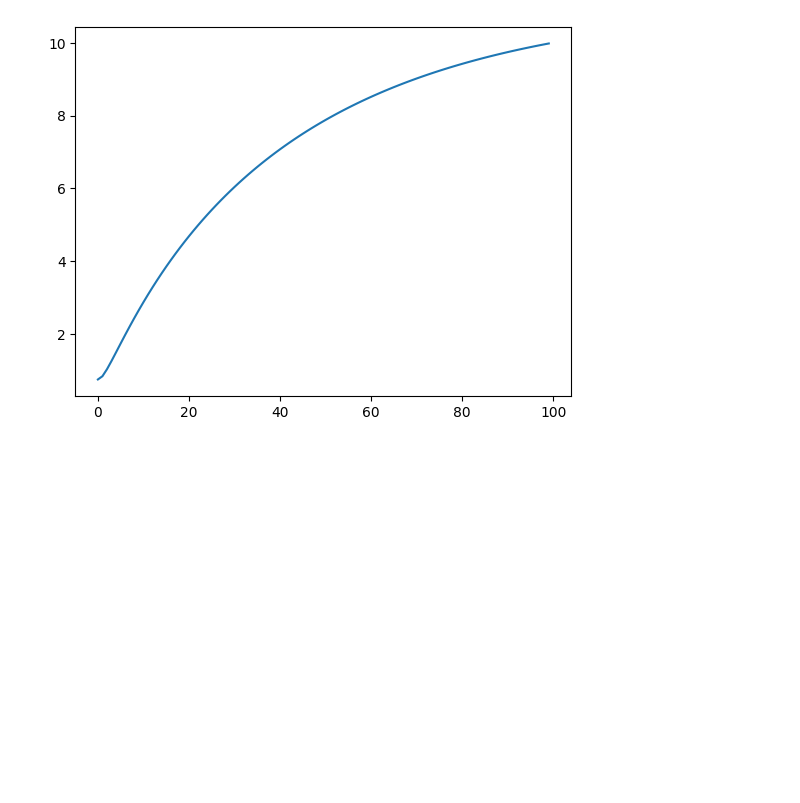
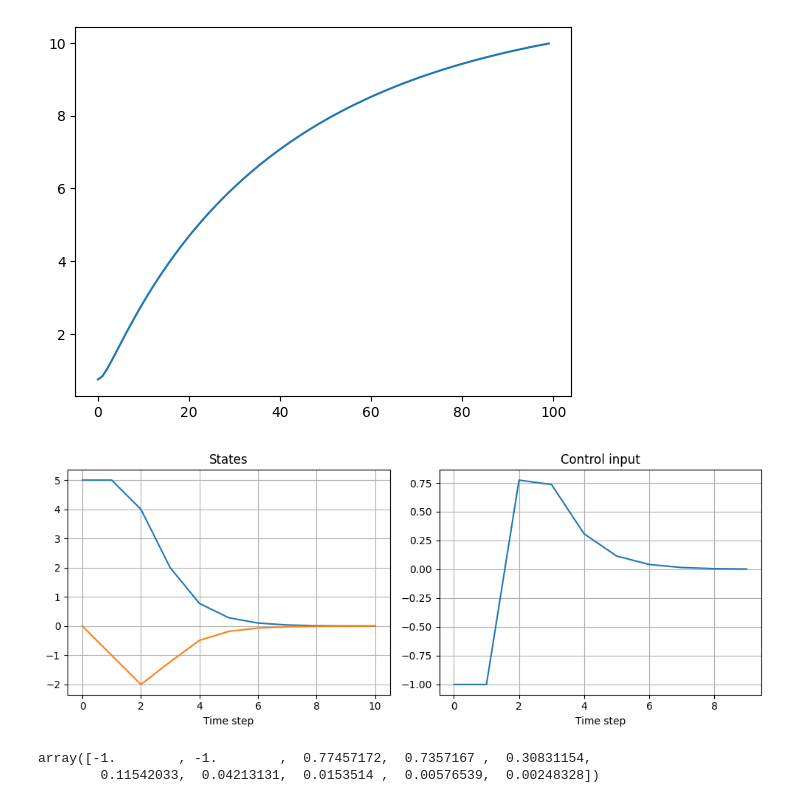
Before and after one commit to PatrikValabek/offset-free-koopman-mpc, a Jupyter notebook: playground.ipynb, the cells around one changed output. Cells and saved outputs as stored; diff of their text form; code cells hidden in the pictures; blank space fills up the shorter version.

Commit message:
NEW: control simulation

```diff
--- a/playground.ipynb
+++ b/playground.ipynb
@@ -138,3 +138,72 @@ df["h2"].plot()
 # %% [output]
 <Axes: >
 [figure]
+# %%
+import cvxpy as cp
+import numpy as np
+import matplotlib.pyplot as plt
+
+# System definition
+A = np.array([[1.0, 1.0],
+              [0.0, 1.0]])
+B = np.array([[0.0],
+              [1.0]])
+n, m = B.shape  # state and input dimensions
+
+# MPC parameters
+N = 10  # Horizon length
+Q = np.eye(n)   # State cost
+R = 0.1 * np.eye(m)  # Control cost
+
+# Constraints
+u_min, u_max = -1.0, 1.0
+x_min, x_max = -10.0, 10.0
+
+# Initial state
+x0 = np.array([5.0, 0.0])
+
+# Define optimization variables
+x = cp.Variable((n, N+1))
+u = cp.Variable((m, N))
+
+# Define cost and constraints
+cost = 0
+constraints = [x[:, 0] == x0]
+for k in range(N):
+    cost += cp.quad_form(x[:, k], Q) + cp.quad_form(u[:, k], R)
+    constraints += [x[:, k+1] == A @ x[:, k] + B @ u[:, k]]
+    constraints += [u_min <= u[:, k], u[:, k] <= u_max]
+    constraints += [x_min <= x[:, k], x[:, k] <= x_max]
+
+# Optional terminal cost
+cost += cp.quad_form(x[:, N], Q)
+
+# Solve the problem
+problem = cp.Problem(cp.Minimize(cost), constraints)
+problem.solve()
+
+# Plot results
+x_vals = x.value
+u_vals = u.value
+
+plt.figure(figsize=(10, 4))
+plt.subplot(1, 2, 1)
+plt.plot(x_vals.T)
+plt.title("States")
+plt.xlabel("Time step")
+plt.grid(True)
+
+plt.subplot(1, 2, 2)
+plt.plot(u_vals[0])
+plt.title("Control input")
+plt.xlabel("Time step")
+plt.grid(True)
+plt.tight_layout()
+plt.show()
+# %% [output]
+[figure, added]
+# %%
+u_vals[0]
+# %% [output]
+array([-1.        , -1.        ,  0.77457172,  0.7357167 ,  0.30831154,
+        0.11542033,  0.04213131,  0.0153514 ,  0.00576539,  0.00248328])
```
Also changed, not shown: parts of 1 cell of this notebook, 8 other files.
